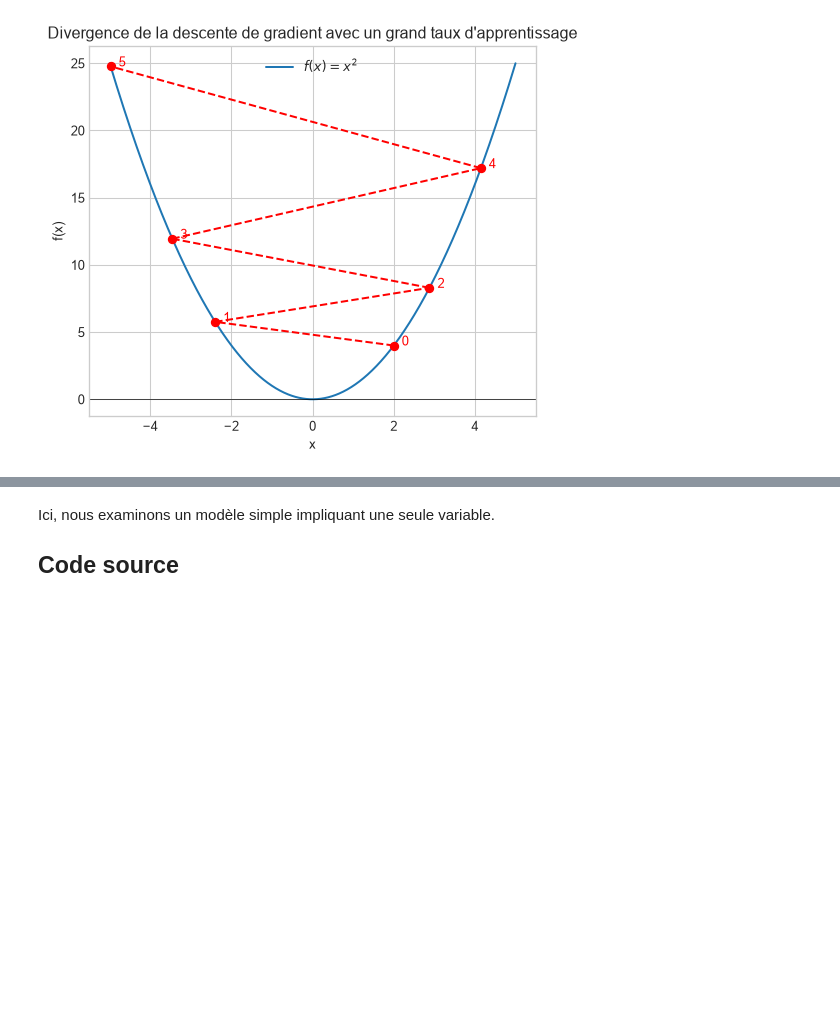
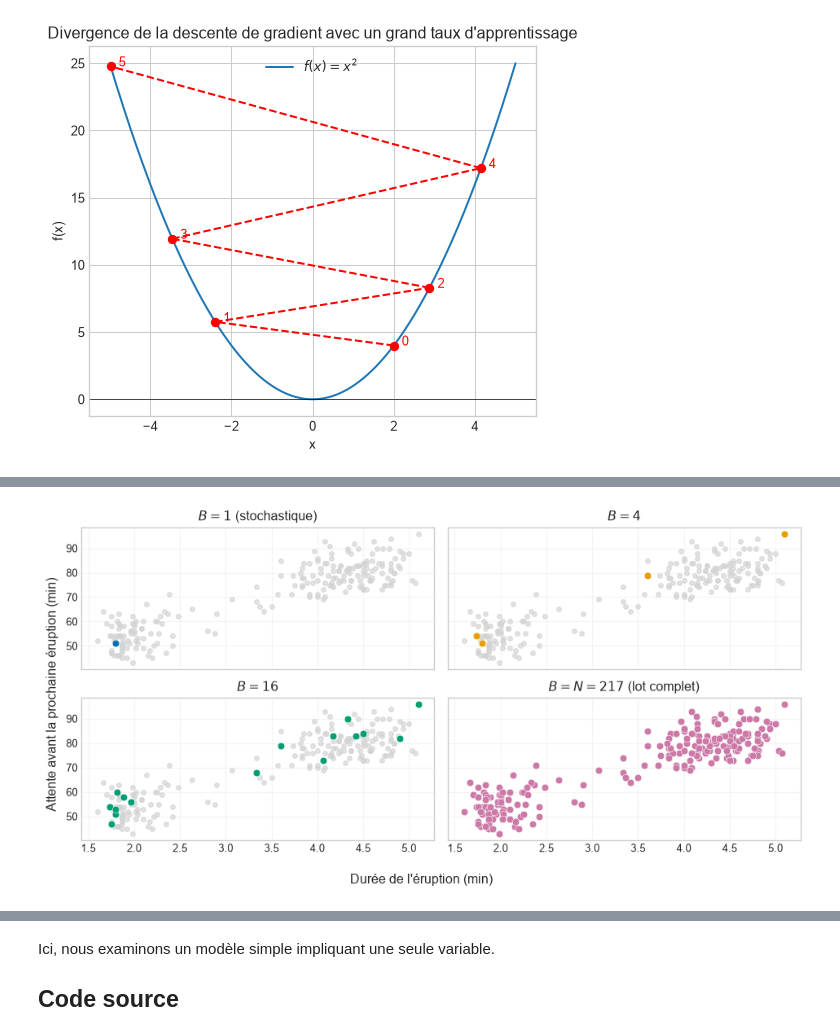
Before and after one commit to turcotte/csi-4506, a Jupyter notebook: lectures/04/slides.ipynb, the cells around one changed output, grey strips where cells are left out. Saved outputs shown, nothing was run; the diff lists cells and outputs as text; code cells hidden in the pictures; blank space fills up the shorter version.

```diff
--- a/lectures/04/slides.ipynb
+++ b/lectures/04/slides.ipynb
@@ -1461,0 +1291,40 @@ Brain](https://en.wikipedia.org/wiki/Google_Brain "Google Brain") et a
+# %%
+# Utiliser une même séquence mélangée afin que chaque mini-lot plus grand
+# contienne les exemples mis en évidence dans le panneau précédent.
+rng = np.random.default_rng(42)
+shuffled_indices = rng.permutation(len(y_train))
+
+batch_sizes = [1, 4, 16, len(y_train)]
+batch_colours = ["#0072B2", "#E69F00", "#009E73", "#CC79A7"]
+batch_titles = [
+    r"$B=1$ (stochastique)",
+    r"$B=4$",
+    r"$B=16$",
+    rf"$B=N={len(y_train)}$ (lot complet)",
+]
+
+fig, axes = plt.subplots(2, 2, figsize=(10, 5), sharex=True, sharey=True)
+x_train = X_train[:, 0]
+
+for ax, batch_size, colour, title in zip(
+    axes.flat, batch_sizes, batch_colours, batch_titles
+):
+    selected = shuffled_indices[:batch_size]
+    ax.scatter(x_train, y_train, color="lightgray", s=18, alpha=0.65)
+    ax.scatter(
+        x_train[selected],
+        y_train[selected],
+        color=colour,
+        edgecolor="white",
+        linewidth=0.4,
+        s=42,
+    )
+    ax.set_title(title)
+    ax.grid(alpha=0.2)
+
+fig.supxlabel("Durée de l'éruption (min)")
+fig.supylabel("Attente avant la prochaine éruption (min)")
+plt.tight_layout()
+plt.show()
+# %% [output]
+[figure, added]
```
Also changed, not shown: parts of 4 cells of this notebook, 8 other files.
